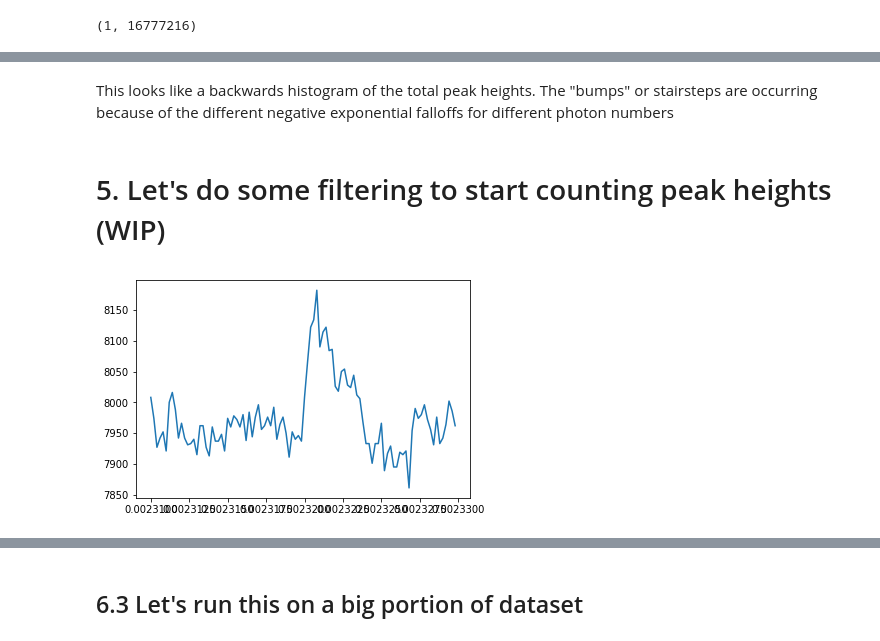
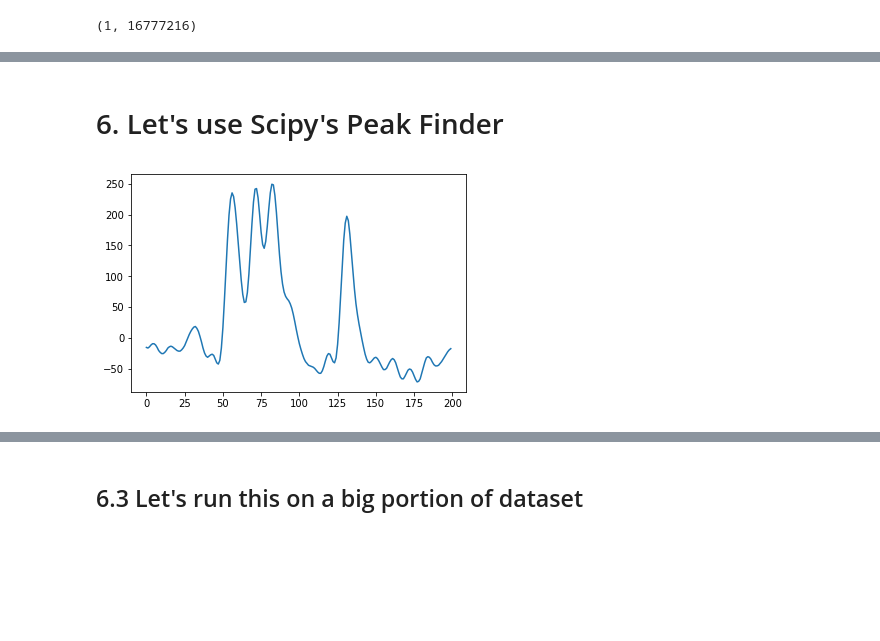
Before and after one commit to syedm101/photon-counting, a Jupyter notebook: Basic Peak Analysis Pileup.ipynb, the cells around one changed output, grey strips where cells are left out. Cells and saved outputs as stored; diff of their text form; code cells hidden in the pictures; blank space fills up the shorter version.

Commit message:
Incorporated prominence peak detection, did some pileup peak analysis

```diff
--- a/Basic Peak Analysis Pileup.ipynb
+++ b/Basic Peak Analysis Pileup.ipynb
@@ -14,9 +14,13 @@ matA['T1'].shape
 # %% [output]
 (1, 16777216)
 # %%
-x1 = mat16A['T1'][0,:]
-y1 = mat16A['Y1'][0,:]
+x1 = matA['T1'][0,:]
+y1 = matA['Y1'][0,:]
 # %%
+y1 = y1.astype(float)
+print(np.mean(y1))
+y1 -= np.mean(y1)
+
 plt.plot(x1[:10000],y1[:10000])
 plt.show()
 # %% [output]
@@ -50,13 +29,9 @@ plt.show()
-# %% [markdown]
-This looks like a backwards histogram of the total peak heights. The "bumps" or stairsteps are occurring because of the different negative exponential falloffs for different photon numbers
-# %% [markdown]
-# 5. Let's do some filtering to start counting peak heights (WIP)
+# %% [markdown]
+# 6. Let's use Scipy's Peak Finder
 # %%
-xs1p = x1[11550:11650]
-ys1p = y1[11550:11650]
-plt.plot(xs1p,ys1p)
+xs1p = x1[2150:2350]
+ys1p = y1[2150:2350]
+plt.plot(ys1p)
 plt.show()
-
-# scipy.ndimage.filters.maximum_filter1d
 # %% [output]
-[figure, old version]
+[figure, new version]
```
Also changed, not shown: parts of 32 cells of this notebook, 3 other files.
